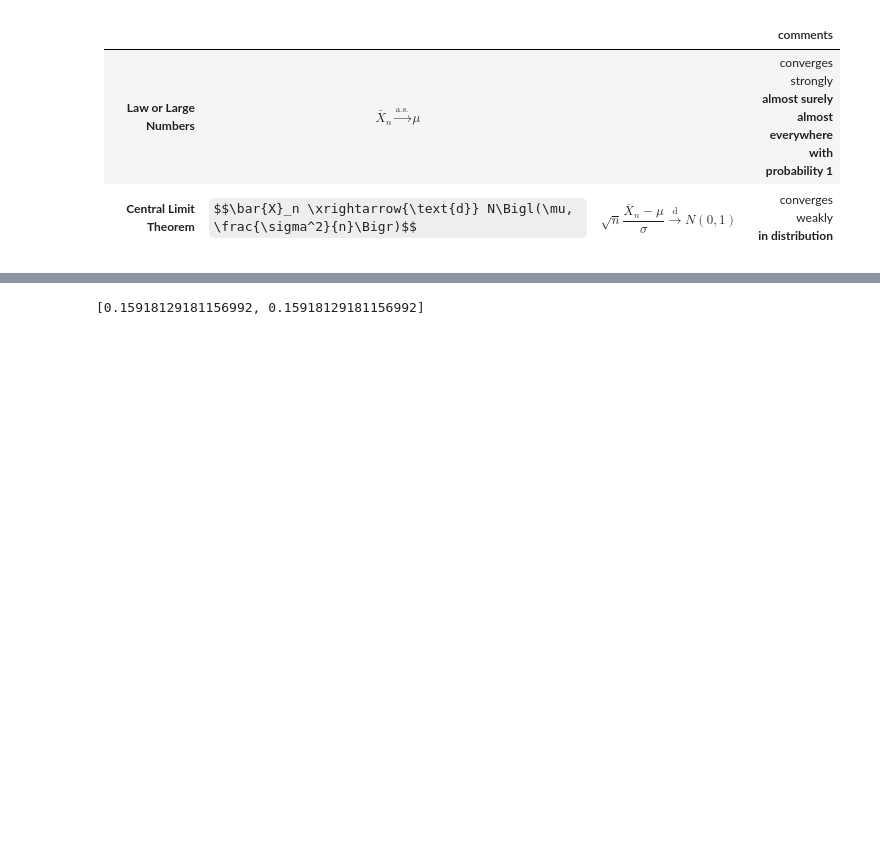
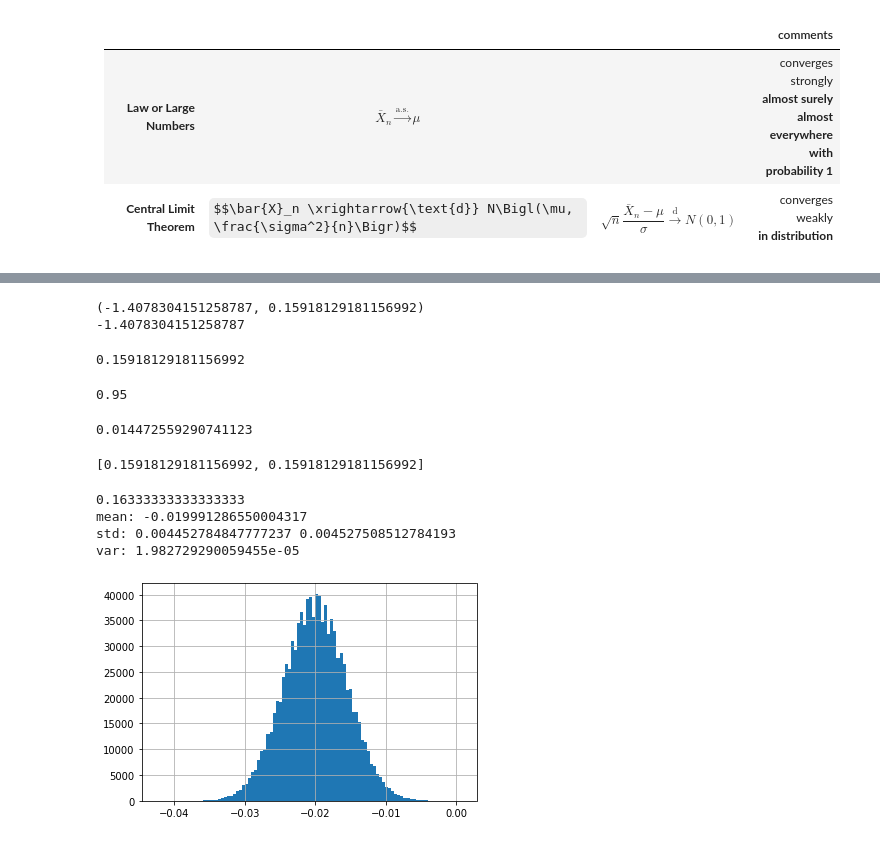
Before and after one commit to noallynoclan/colab, a Jupyter notebook: distributions.ipynb, the cells around one changed output, grey strips where cells are left out. Cells and saved outputs as stored; diff of their text form; code cells hidden in the pictures; some formulas as TeX source; blank space fills up the shorter version.

```diff
--- a/distributions.ipynb
+++ b/distributions.ipynb
@@ -30,2 +136,30 @@
+# %%
+print(proportions_ztest([5, 12], [83, 99]))
+p = (5 + 12) / (83 + 99)
+se = np.sqrt(p * (1 - p) * (1 / 83 + 1 / 99))
+z = (5 / 83 - 12 / 99) / se
+print(z)
+norm.sf(abs(z)) * 2
+# %% [output]
+(-1.4078304151258787, 0.15918129181156992)
+-1.4078304151258787
+0.15918129181156992
+# %%
+def get_mde(p_c, n_c, n_t, conf, power):
+    mde = 0
+    for i in range(10):
+        p = (p_c * n_c + (p_c + mde) * n_t) / (n_c + n_t)
+        se = np.sqrt(p * (1 - p) * (1 / n_t + 1 / n_c))
+        mde = se * norm.ppf([1 - (1 - conf) / 2, power]).sum()
+    print(1 - (1 - conf) / 2)
+    return mde
+
+
+
+
+get_mde(0.01, 1000, 1000, 0.9, 0.8)
+# %% [output]
+0.95
+0.014472559290741123
 # %%
 import numpy as np
@@ -41,3 +176,33 @@ def ztests(count, nobs):
 ztests([[5, 12], [5, 12]], [[83, 99], [83, 99]])
 # %% [output]
 [0.15918129181156992, 0.15918129181156992]
+# %%
+n_1 = 10000
+n_2 = 20000
+p_1 = 0.15
+p_2 = 0.17
+N = 1000000
+
+p = (p_1 * n_1 + p_2 * n_2) / (n_1 + n_2)
+print(p)
+SE = np.sqrt(p * (1 - p) * (1 / n_1 + 1 / n_2))
+
+df = pd.DataFrame({
+    'n_1': n_1,
+    'n_2': n_2,
+    's_1': np.random.binomial(n_1, p_1, N),
+    's_2': np.random.binomial(n_2, p_2, N),
+    })
+df['p_1'] = df['s_1'] / df['n_1']
+df['p_2'] = df['s_2'] / df['n_2']
+df['D'] = df['p_1'] - df['p_2']
+print('mean:', df['D'].mean())
+print('std:', df['D'].std(), SE)
+print('var:', df['D'].var())
+df['D'].hist(bins=100);
+# %% [output]
+0.16333333333333333
+mean: -0.019991286550004317
+std: 0.004452784847777237 0.004527508512784193
+var: 1.982729290059455e-05
+[figure, added]
```
Also changed, not shown: parts of 10 cells of this notebook.
